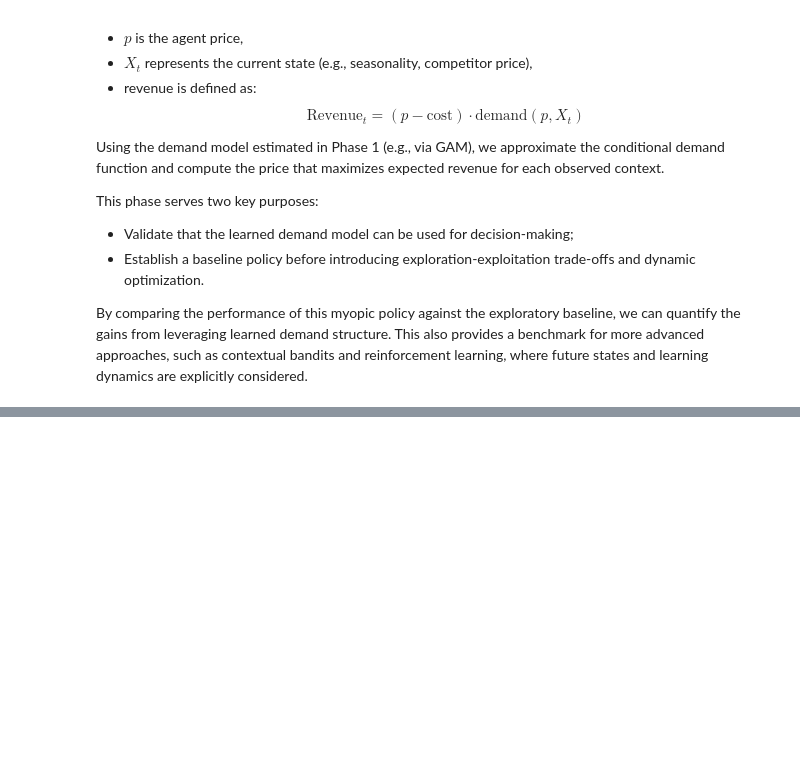
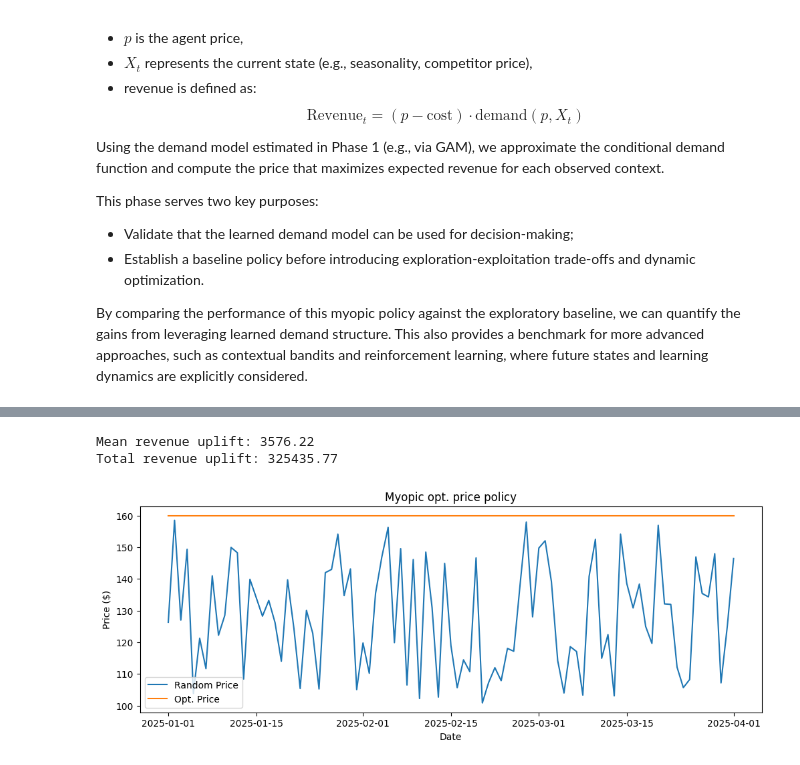
Before and after one commit to brenospires/data-science-examples, a Jupyter notebook: Pricing/2_dynamic_pricing_with_rl/phase_2.ipynb, the cells around one changed output, grey strips where cells are left out. Cells and saved outputs as stored; diff of their text form; code cells hidden in the pictures; blank space fills up the shorter version.

```diff
--- a/Pricing/2_dynamic_pricing_with_rl/phase_2.ipynb
+++ b/Pricing/2_dynamic_pricing_with_rl/phase_2.ipynb
@@ -56,0 +42,7 @@ g.manual_seed(42)
+# %%
+df = pd.read_csv("data/phase_0.csv", parse_dates=["date"])
+df = df[df["realized_demand"] > 0].copy()
+df = df.dropna().reset_index(drop=True)
+
+print(df.shape)
+df.tail()
@@ -56,0 +57,8 @@ g.manual_seed(42)
+# %%
+with open("models/phase_1.pkl", "rb") as f:
+    model = pickle.load(f)
+
+with open("models/phase_1_scaler.pkl", "rb") as f:
+    scaler = pickle.load(f)
+
+X = scaler.transform(df[["price_agent", "price_competitor", "season_signal"]])
@@ -56,0 +89,35 @@ g.manual_seed(42)
+# %%
+priors = MarketPriors()
+price_grid = np.linspace(priors.price_min, priors.price_max, 200)
+price_grid = (price_grid - scaler.mean_[0]) / scaler.scale_[0]
+
+optimal_prices = []
+optimal_revenues = []
+
+for i in range(len(X)):
+
+    p_opt, r_opt = optimize_price(model, X[i], priors, price_grid)
+    optimal_revenues.append(r_opt)
+    optimal_prices.append(p_opt)
+
+df["optimal_price"] = optimal_prices
+df["optimal_revenue"] = optimal_revenues
+# %%
+print("Mean revenue uplift:", (df["optimal_revenue"] - df["revenue"]).mean().round(2))
+print("Total revenue uplift:", (df["optimal_revenue"].sum() - df["revenue"].sum()).round(2))
+# %% [output]
+Mean revenue uplift: 3576.22
+Total revenue uplift: 325435.77
+# %%
+fig, ax = plt.subplots(figsize=(12, 4))
+plt.plot(df["date"], df["price_agent"], label="Random Price")
+plt.plot(df["date"], df["optimal_price"], label="Opt. Price")
+
+ax.set_xlabel("Date")
+ax.set_ylabel("Price ($)")
+plt.title("Myopic opt. price policy")
+
+plt.legend()
+plt.show()
+# %% [output]
+[figure, added]
```
Also changed, not shown: parts of 6 cells of this notebook, 2 other files.
